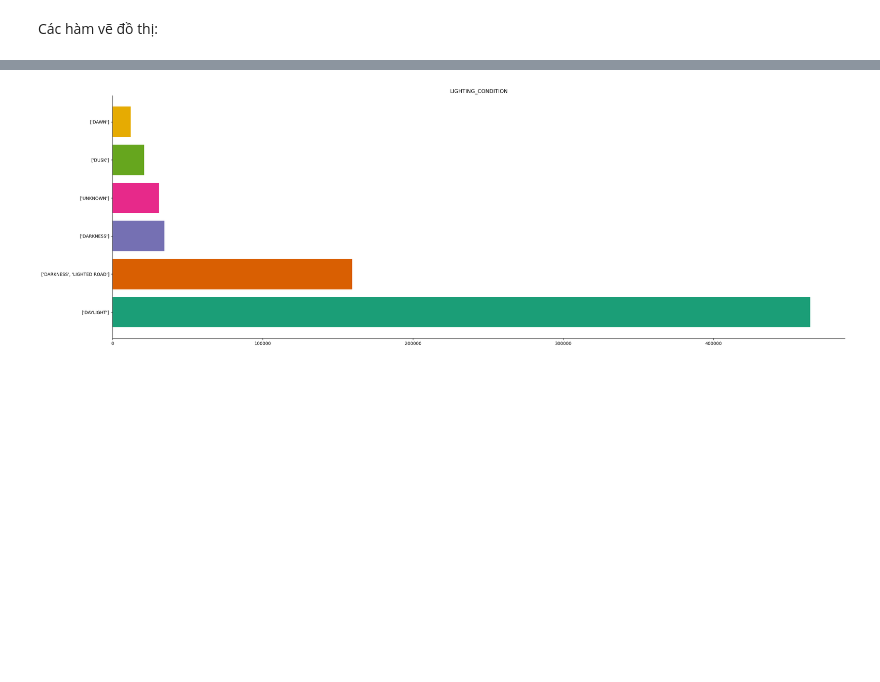
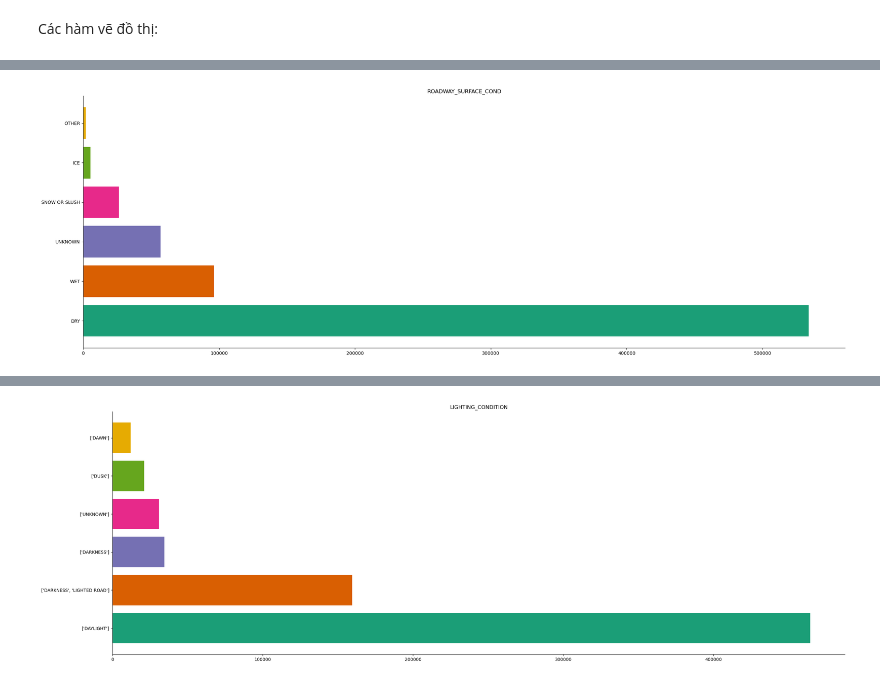
Before and after one commit to HuyHoangTuan/accidents_data_governance, a Jupyter notebook: src/note_book/main.ipynb, the cells around one changed output, grey strips where cells are left out. Cells and saved outputs as stored; diff of their text form; code cells hidden in the pictures; blank space fills up the shorter version.

```diff
--- a/src/note_book/main.ipynb
+++ b/src/note_book/main.ipynb
@@ -65 +65,5 @@ categorical_histogram(chicago, *['TRAFFIC_CONTROL_DEVICE'], top_values = 10)
+# %%
+categorical_histogram(chicago, *['ROADWAY_SURFACE_COND'], top_values=6)
+# %% [output]
+[figure, added]
 # %%
```
Also changed, not shown: parts of 11 cells of this notebook.
